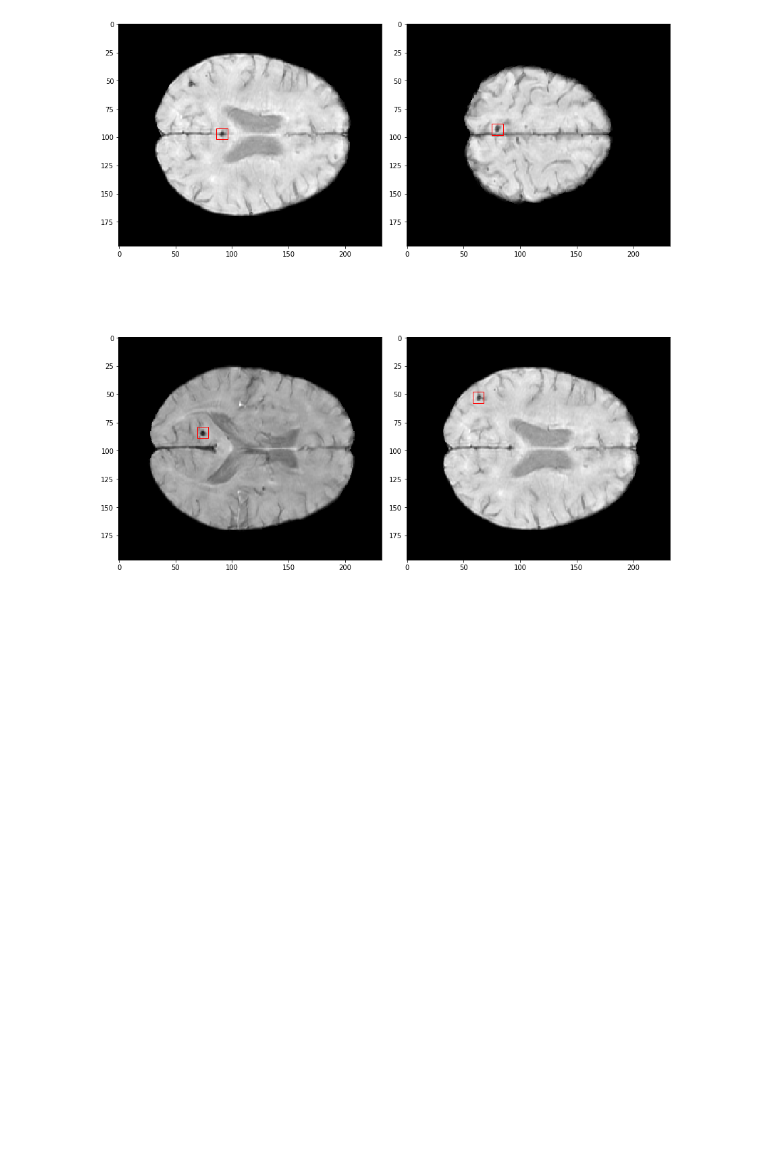
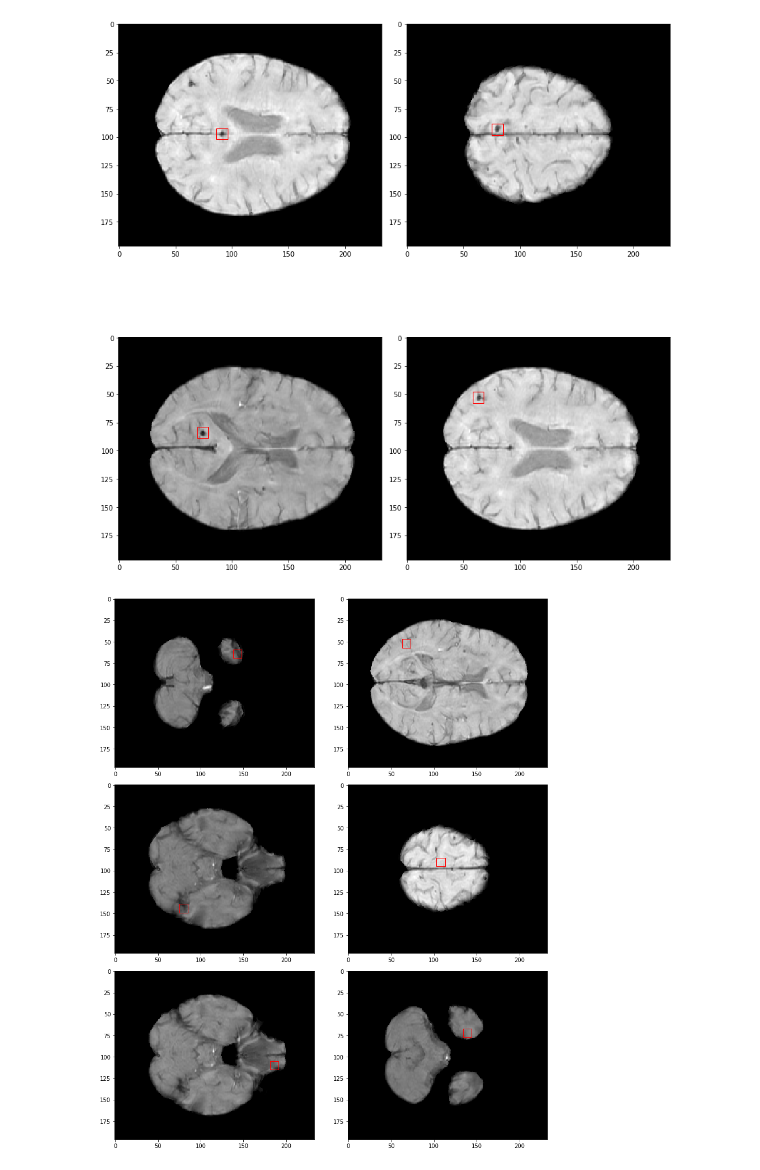
Before and after one commit to ZAKAUDD/pfca, a Jupyter notebook: ssl-postprocessing.ipynb, the cells around one changed output. Drawn from its saved outputs; the diff is of its cells as text; code cells hidden in the pictures; blank space fills up the shorter version.

Commit message:
random snips function

```diff
--- a/ssl-postprocessing.ipynb
+++ b/ssl-postprocessing.ipynb
@@ -202,3 +202,37 @@ def draw_roi(image,peaks,r):
 draw_roi(img_pat,peaks,5)
 # %% [output]
 [figure]
+# %%
+#snip a lot of non-microbleeds images from the subject image by traversing through it
+#NOTE: Needs to be made more robest for module mode
+def random_snips(image,r, n_snips):
+    #Arguments -->
+    #image   : 3D array for snipping. (Note: It must be MNI registered.)
+    #r       : radius of the snipped image(in pixels)
+    #n_snips : no of snips to be generated
+    from random import randint
+    import numpy as np
+    import os
+    cur_path = os.getcwd()
+    indexes = []
+    snips = []
+    #import sys, os
+    #sys.path.append(os.path.)
+    from pfca.core.preprocessing import mni_template_registration
+    harvard_mni = mni_template_registration(cur_path,harvard_atlas,'harvard')
+    harvard_mask = (harvard_mni.numpy() > 0)*1
+    indices = np.asarray(np.where(harvard_mask == 1)).T
+    n_indices = len(indices)
+    for i in range(n_snips):
+        t = randint(0,n_indices)
+        tmp_pt = indices[t]
+        indexes.append(tmp_pt)
+        tmp_snip = image[tmp_pt[0]-r:tmp_pt[0]+r, tmp_pt[1]-r:tmp_pt[1]+r, tmp_pt[2]-r:tmp_pt[2]+r]
+        snips.append(tmp_snip)
+    return snips, indexes
+# %%
+rnd_snips, indices = random_snips(img_pat,5,6)
+# %%
+draw_roi(img_pat,indices,5)
+# %% [output]
+[figure, added]
```
Also changed, not shown: parts of 3 cells of this notebook, 12 other files.
